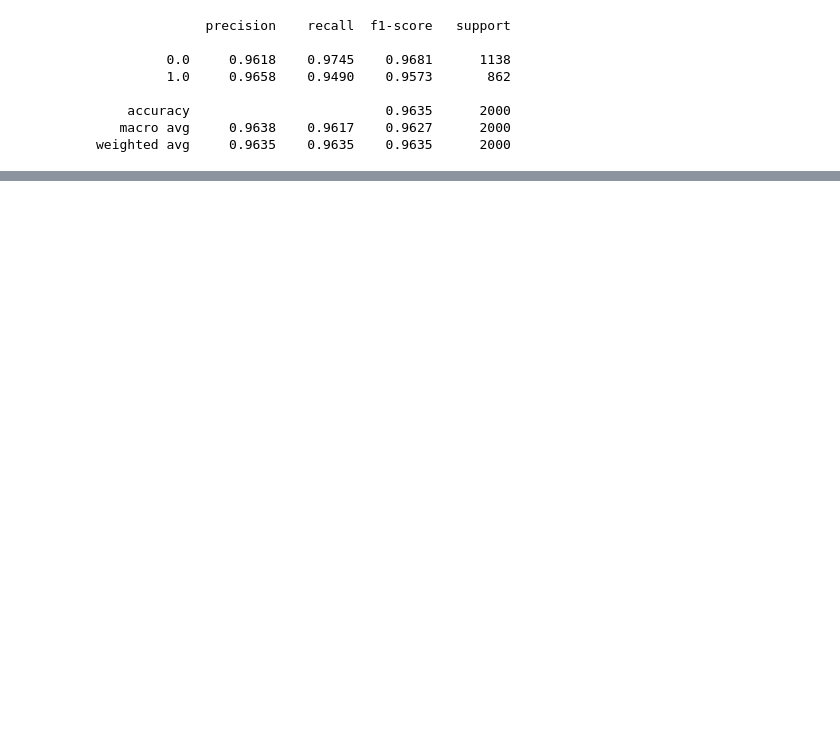
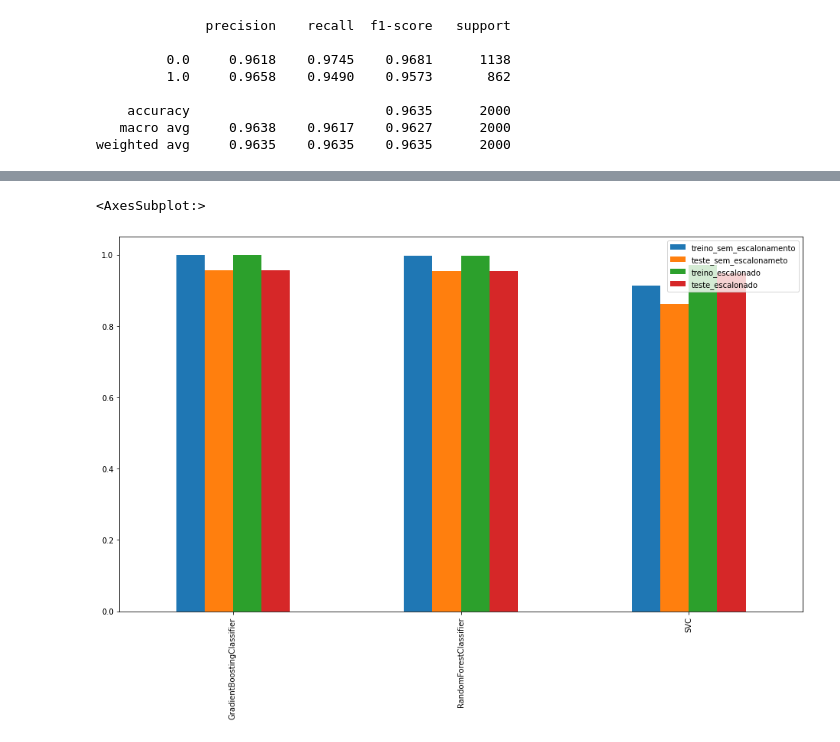
Before and after one commit to srcid/machine_learning, a Jupyter notebook: atividade07/atividade07.ipynb, the cells around one changed output, grey strips where cells are left out. Cells and saved outputs as stored; diff of their text form; code cells hidden in the pictures; blank space fills up the shorter version.

```diff
--- a/atividade07/atividade07.ipynb
+++ b/atividade07/atividade07.ipynb
@@ -46,7 +46,7 @@ from sklearn import svm
 # %% [markdown]
 ## Importando dataset
 # %%
-df = pd.read_csv('../trabalho01/airline_passenger_satisfaction.csv').drop('ID',axis=1)
+df = pd.read_csv('../datasets/airline_passenger_satisfaction.csv').drop('ID',axis=1)
 # %% [markdown]
 ## Apresentação dos dados
 # %%
@@ -195,7 +195,12 @@ df_gs['model'] = df_gs['param_est'].astype(str).str.split('(',1,True)[0]
 # %%
 best_of_each = df_gs.groupby('model')['rank_test_score'].min()
 # %%
-print(f'{"alg":<26} | {"train":<20} | test')
+res = {}
+
+#print(f'{"alg":<26} | {"train":<20} | test')
 
 for i in best_of_each.values:
-  print(f'{df_gs.iloc[i-1,25]:<26} | {df_gs.iloc[i-1, 23]:<20} | {df_gs.iloc[i-1,17]}')
+  res[df_gs.iloc[i-1,25]] = {}
+  res[df_gs.iloc[i-1,25]]["treino_sem_escalonamento"] = df_gs.iloc[i-1, 23]
+  res[df_gs.iloc[i-1,25]]["teste_sem_escalonameto"] = df_gs.iloc[i-1,17]
+  #print(f'{df_gs.iloc[i-1,25]:<26} | {df_gs.iloc[i-1, 23]:<20} | {df_gs.iloc[i-1,17]}')
@@ -238,7 +238,9 @@ df_gs_esc['model'] = df_gs_esc['param_est'].astype(str).str.split('(',1,True)[0]
 # %%
 best_of_each_esc = df_gs_esc.groupby('model')['rank_test_score'].min()
 # %%
-print(f'{"alg":<26} | {"train":<20} | test')
+#print(f'{"alg":<26} | {"train":<20} | test')
 
 for i in best_of_each_esc.values:
-  print(f'{df_gs_esc.iloc[i-1,25]:<26} | {df_gs_esc.iloc[i-1, 23]:<20} | {df_gs_esc.iloc[i-1,17]}')
+  res[df_gs_esc.iloc[i-1,25]]["treino_escalonado"] = df_gs_esc.iloc[i-1, 23]
+  res[df_gs_esc.iloc[i-1,25]]["teste_escalonado"] = df_gs_esc.iloc[i-1,17]
+  #print(f'{df_gs_esc.iloc[i-1,25]:<26} | {df_gs_esc.iloc[i-1, 23]:<20} | {df_gs_esc.iloc[i-1,17]}')
@@ -249,0 +247,3 @@ SVC                        | 0.971614316993862    | 0.9480830379443921
+# %%
+results = pd.DataFrame.from_dict(res, orient='index')
+results
@@ -249,0 +255,5 @@ SVC                        | 0.971614316993862    | 0.9480830379443921
+# %%
+results.plot(kind='bar', figsize=(16,9))
+# %% [output]
+<AxesSubplot:>
+[figure, added]
```
Also changed, not shown: parts of 5 cells of this notebook.
